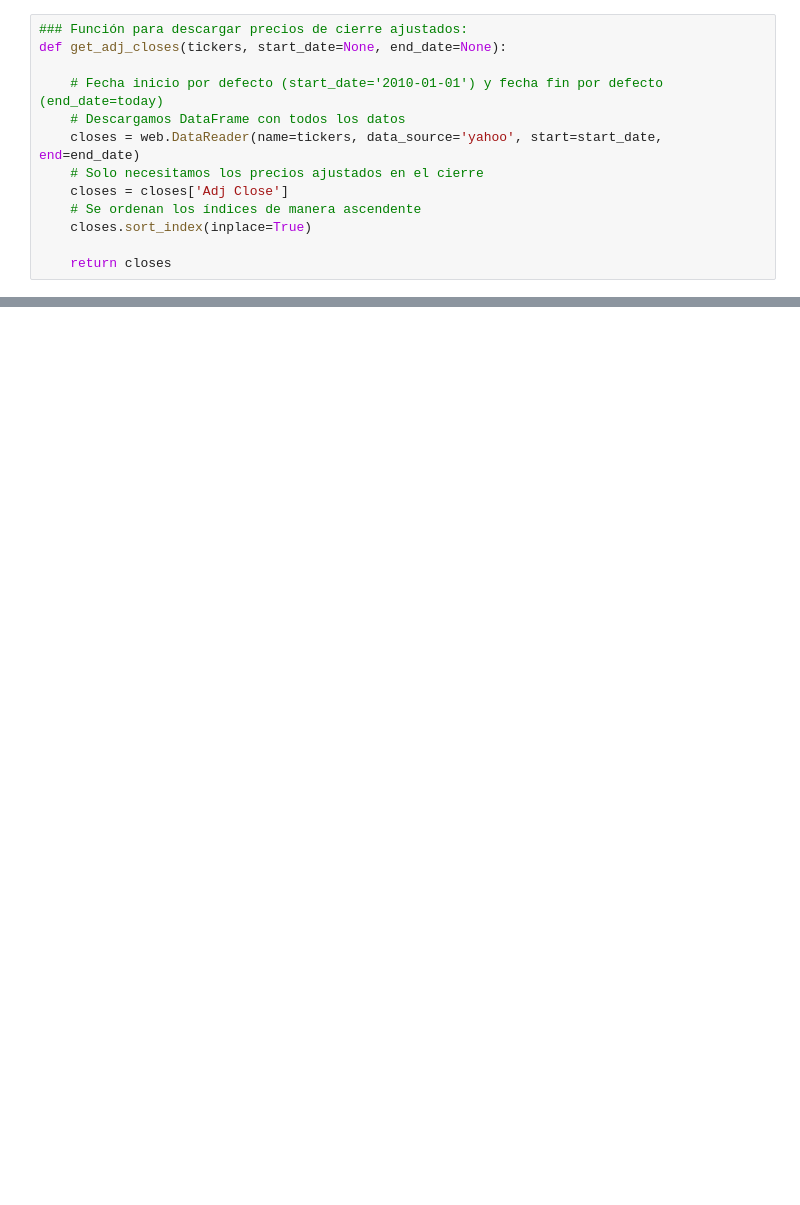
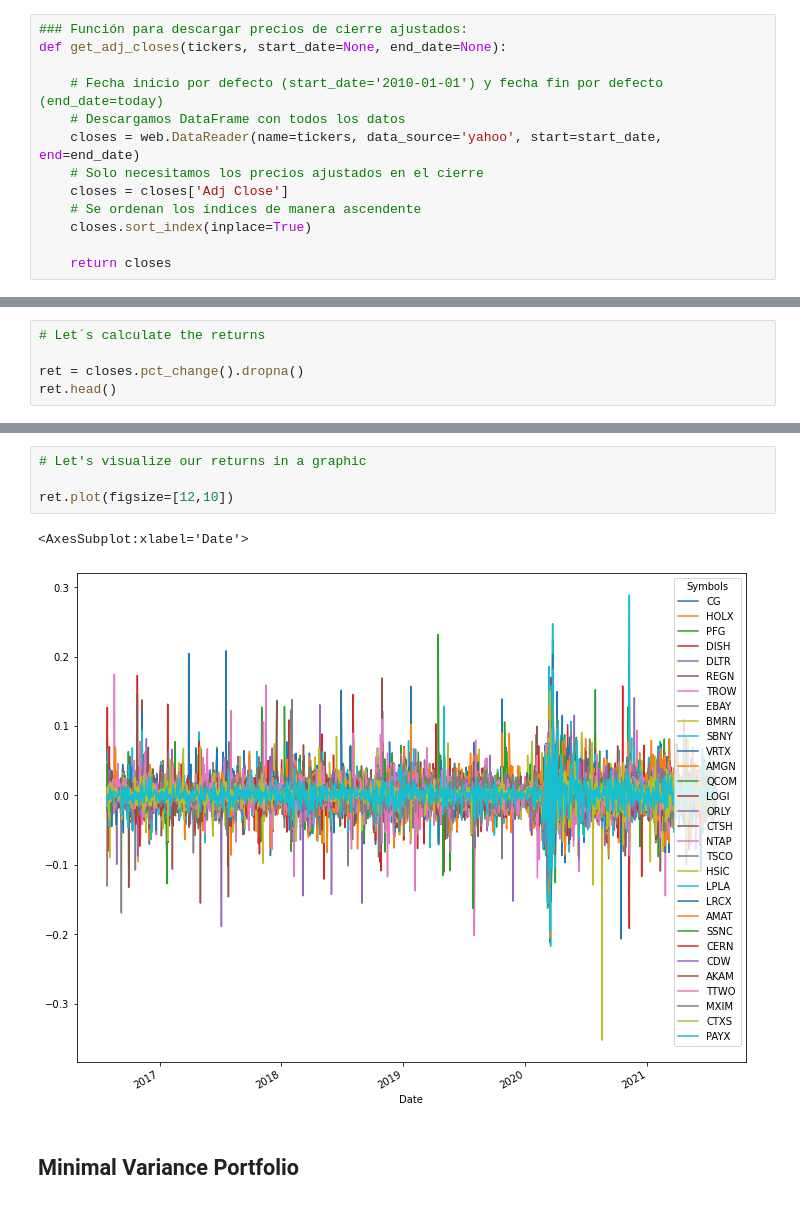
Before and after one commit to bmanica/Factset_Learning_PA, a Jupyter notebook: Optimal_portfolio_selection.ipynb, the cells around one changed output, grey strips where cells are left out. Cells and saved outputs as stored; diff of their text form; blank space fills up the shorter version.

```diff
--- a/Optimal_portfolio_selection.ipynb
+++ b/Optimal_portfolio_selection.ipynb
@@ -85,0 +163,5 @@ def get_adj_closes(tickers, start_date=None, end_date=None):
+# %%
+# Let´s calculate the returns
+
+ret = closes.pct_change().dropna()
+ret.head()
@@ -85,0 +177,9 @@ def get_adj_closes(tickers, start_date=None, end_date=None):
+# %%
+# Let's visualize our returns in a graphic
+
+ret.plot(figsize=[12,10])
+# %% [output]
+<AxesSubplot:xlabel='Date'>
+[figure, added]
+# %% [markdown]
+## Minimal Variance Portfolio
```
Also changed, not shown: parts of 32 cells of this notebook.
